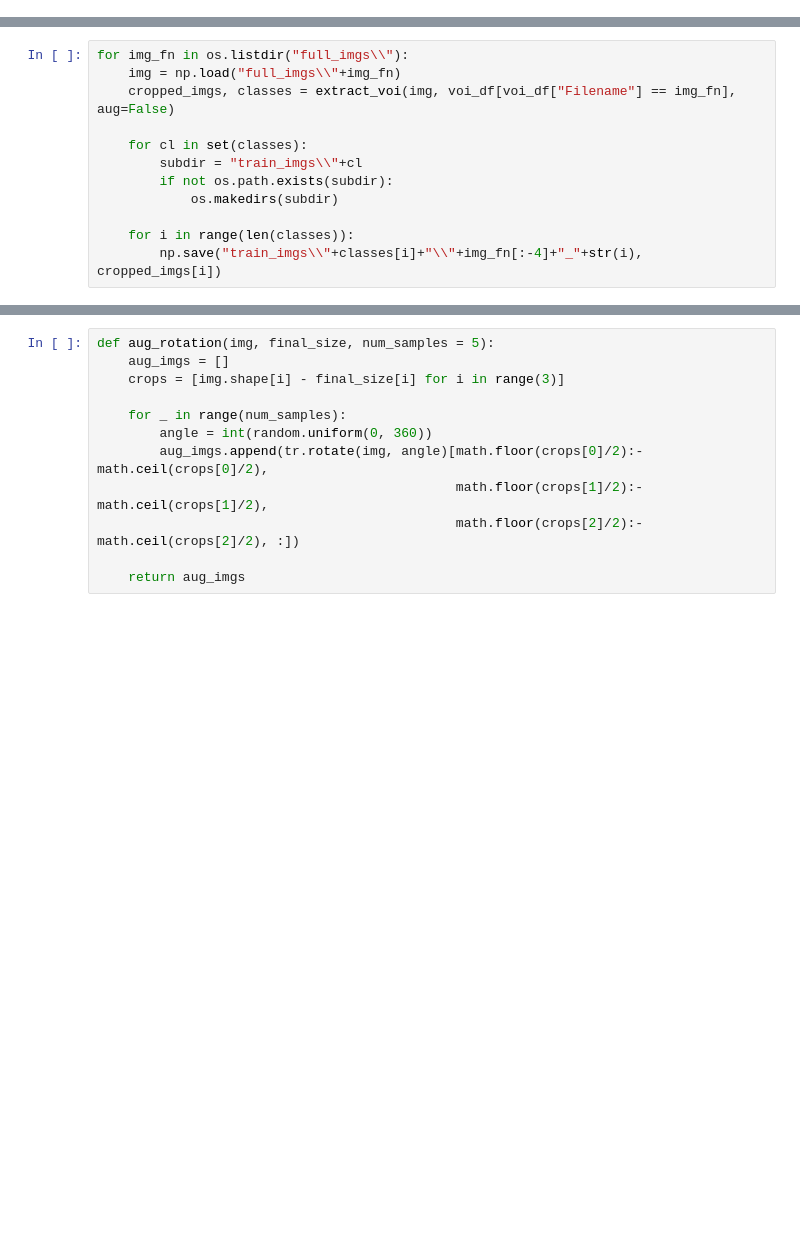
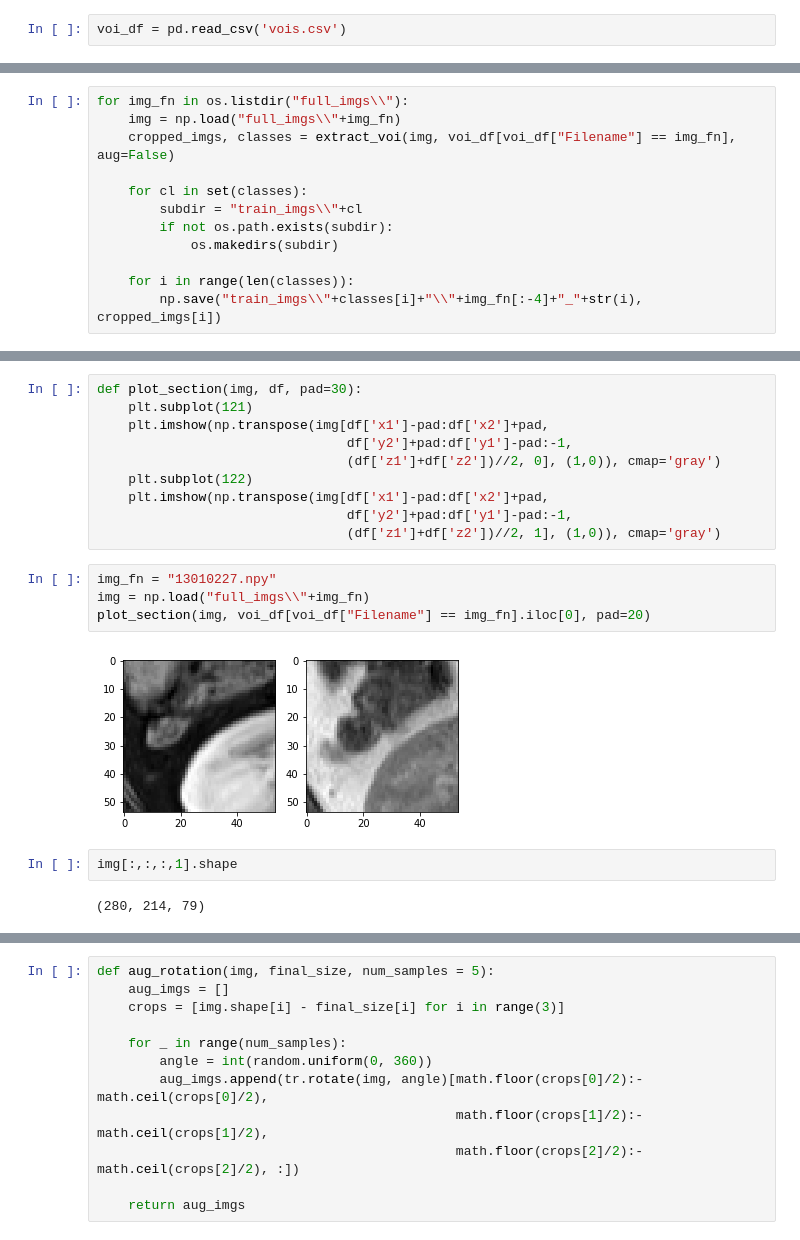
Before and after one commit to clintonjwang/cancer-staging, a Jupyter notebook: data-for-cls-only.ipynb, the cells around one changed output, grey strips where cells are left out. Cells and saved outputs as stored; diff of their text form; blank space fills up the shorter version.

```diff
--- a/data-for-cls-only.ipynb
+++ b/data-for-cls-only.ipynb
@@ -29 +27,3 @@ max(voi_df['dy'])
+# %%
+voi_df = pd.read_csv('vois.csv')
 # %%
@@ -126,0 +119,20 @@ for img_fn in os.listdir("full_imgs\\"):
+# %%
+def plot_section(img, df, pad=30):
+    plt.subplot(121)
+    plt.imshow(np.transpose(img[df['x1']-pad:df['x2']+pad,
+                                df['y2']+pad:df['y1']-pad:-1,
+                                (df['z1']+df['z2'])//2, 0], (1,0)), cmap='gray')
+    plt.subplot(122)
+    plt.imshow(np.transpose(img[df['x1']-pad:df['x2']+pad,
+                                df['y2']+pad:df['y1']-pad:-1,
+                                (df['z1']+df['z2'])//2, 1], (1,0)), cmap='gray')
+# %%
+img_fn = "13010227.npy"
+img = np.load("full_imgs\\"+img_fn)
+plot_section(img, voi_df[voi_df["Filename"] == img_fn].iloc[0], pad=20)
+# %% [output]
+[figure, added]
+# %%
+img[:,:,:,1].shape
+# %% [output]
+(280, 214, 79)
```
Also changed, not shown: parts of 14 cells of this notebook, 3 other files.
